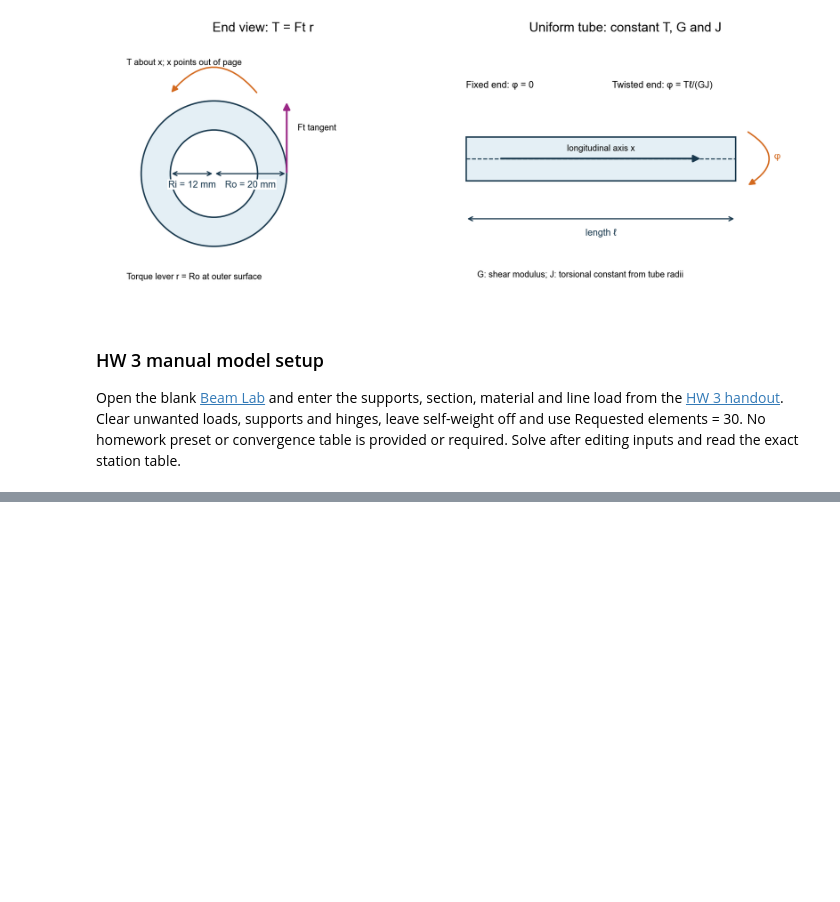
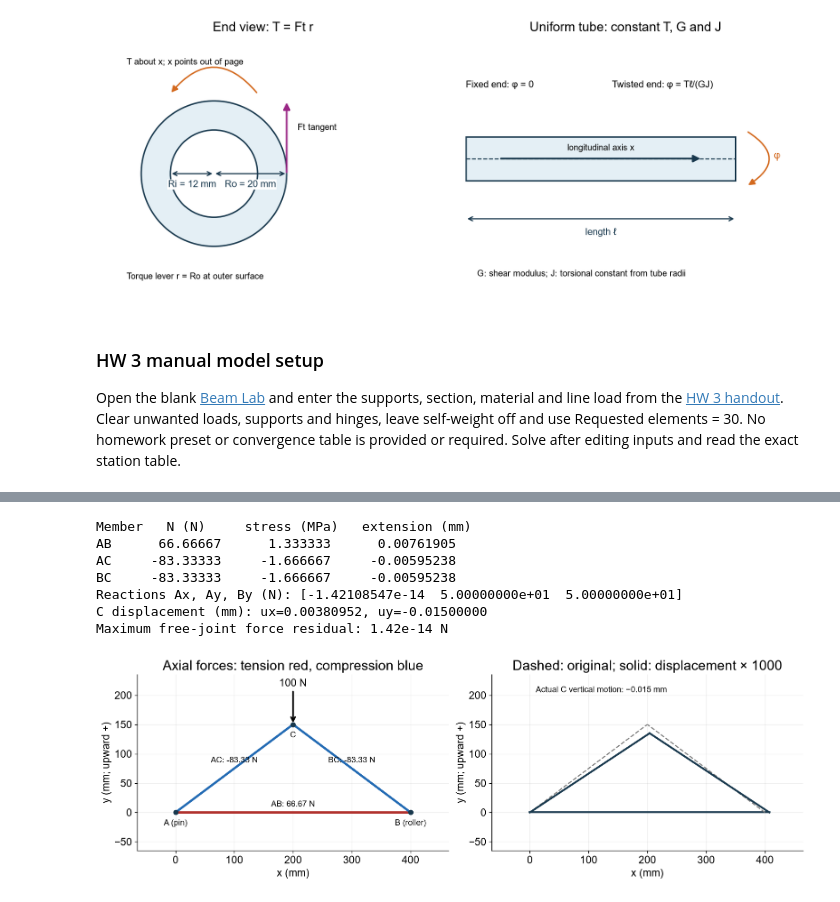
Before and after one commit to Ehsan-Roohi/Aerospace-Structures, a Jupyter notebook: notebooks/MIE446_Lecture_03_Beam_Reactions_Stress_and_Deflection.ipynb, the cells around one changed output, grey strips where cells are left out. Cells and saved outputs as stored; diff of their text form; code cells hidden in the pictures; blank space fills up the shorter version.

```diff
--- a/notebooks/MIE446_Lecture_03_Beam_Reactions_Stress_and_Deflection.ipynb
+++ b/notebooks/MIE446_Lecture_03_Beam_Reactions_Stress_and_Deflection.ipynb
@@ -1239,0 +1577,63 @@ Open the blank [Beam Lab](https://ehsan-roohi.github.io/Aerospace-Structures/win
+# %%
+#@title Truss warm-up — independent stiffness solution and deflected shape
+t_xy = np.array([[0., 0.], [400., 0.], [200., 150.]])
+t_members = [(0, 1), (0, 2), (1, 2)]
+t_names = ['AB', 'AC', 'BC']
+t_E, t_area = 70000., 50.
+t_K = np.zeros((6, 6)); t_f = np.zeros(6); t_f[5] = -100.
+t_parts = []
+for t_i, t_j in t_members:
+    t_vector = t_xy[t_j] - t_xy[t_i]
+    t_length = np.linalg.norm(t_vector)
+    t_c, t_s = t_vector / t_length
+    t_B = np.array([-t_c, -t_s, t_c, t_s])
+    t_dofs = np.array([2*t_i, 2*t_i+1, 2*t_j, 2*t_j+1])
+    t_K[np.ix_(t_dofs, t_dofs)] += t_E*t_area/t_length*np.outer(t_B, t_B)
+    t_parts.append((t_length, t_B, t_dofs))
+t_fixed = np.array([0, 1, 3]); t_free = np.array([2, 4, 5])
+assert np.linalg.matrix_rank(t_K[np.ix_(t_free, t_free)]) == len(t_free)
+t_u = np.zeros(6)
+t_u[t_free] = np.linalg.solve(t_K[np.ix_(t_free, t_free)], t_f[t_free])
+t_reaction = t_K @ t_u - t_f
+t_extension = np.array([t_B @ t_u[t_dofs] for t_length, t_B, t_dofs in t_parts])
+t_N = np.array([t_E*t_area/t_length*t_extension[k] for k, (t_length, _, _) in enumerate(t_parts)])
+assert np.allclose(t_N, [200/3, -250/3, -250/3])
+assert np.allclose(t_reaction[t_fixed], [0, 50, 50])
+assert np.allclose(t_u[[2, 4, 5]], [0.007619047619, 0.003809523810, -0.015])
+assert np.max(np.abs(t_reaction[t_free])) < 1e-9
+print('Member   N (N)     stress (MPa)   extension (mm)')
+for t_name, t_force, t_delta in zip(t_names, t_N, t_extension):
+    print(f'{t_name:5s} {t_force:10.5f} {t_force/t_area:13.6f} {t_delta:15.8f}')
+print(f'Reactions Ax, Ay, By (N): {t_reaction[t_fixed]}')
+print(f'C displacement (mm): ux={t_u[4]:.8f}, uy={t_u[5]:.8f}')
+print(f'Maximum free-joint force residual: {np.max(abs(t_reaction[t_free])):.2e} N')
+t_scale = 1000.
+t_moved = t_xy + t_scale*t_u.reshape(-1, 2)
+fig, t_axes = plt.subplots(1, 2, figsize=(13, 5.8), layout='constrained')
+for t_k, (t_i, t_j) in enumerate(t_members):
+    t_color = '#b1322e' if t_N[t_k] > 0 else '#236bb4'
+    t_axes[0].plot(t_xy[[t_i, t_j], 0], t_xy[[t_i, t_j], 1], color=t_color, lw=3)
+    t_mid = (t_xy[t_i]+t_xy[t_j])/2
+    t_axes[0].text(t_mid[0], t_mid[1]+10, f'{t_names[t_k]}: {t_N[t_k]:.2f} N', ha='center', fontsize=11)
+    t_axes[1].plot(t_xy[[t_i, t_j], 0], t_xy[[t_i, t_j], 1], '--', color='gray', lw=1.5)
+    t_axes[1].plot(t_moved[[t_i, t_j], 0], t_moved[[t_i, t_j], 1], color='#19394e', lw=2.5)
+for t_k, t_name in enumerate(['A (pin)', 'B (roller)', 'C']):
+    t_axes[0].plot(*t_xy[t_k], 'o', color='#19394e')
+    t_axes[0].text(t_xy[t_k, 0], t_xy[t_k, 1]-22, t_name, ha='center', fontsize=11)
+t_axes[0].annotate('100 N', xy=t_xy[2], xytext=(200, 215), ha='center', arrowprops=dict(arrowstyle='->', color='black', lw=2))
+for t_ax in t_axes:
+    t_ax.set(xlim=(-65, 465), ylim=(-65, 235), xlabel='x (mm)', ylabel='y (mm; upward +)')
+    t_ax.set_aspect('equal'); t_ax.grid(alpha=.2)
+t_axes[0].set_title('Axial forces: tension red, compression blue')
+t_axes[1].set_title('Dashed: original; solid: displacement × 1000')
+t_axes[1].text(10, 205, 'Actual C vertical motion: −0.015 mm', fontsize=11)
+plt.show()
+# %% [output]
+Member   N (N)     stress (MPa)   extension (mm)
+AB      66.66667      1.333333      0.00761905
+AC     -83.33333     -1.666667     -0.00595238
+BC     -83.33333     -1.666667     -0.00595238
+Reactions Ax, Ay, By (N): [-1.42108547e-14  5.00000000e+01  5.00000000e+01]
+C displacement (mm): ux=0.00380952, uy=-0.01500000
+Maximum free-joint force residual: 1.42e-14 N
+[figure, added]
```
Also changed, not shown: parts of 13 cells of this notebook, 5 other files.
